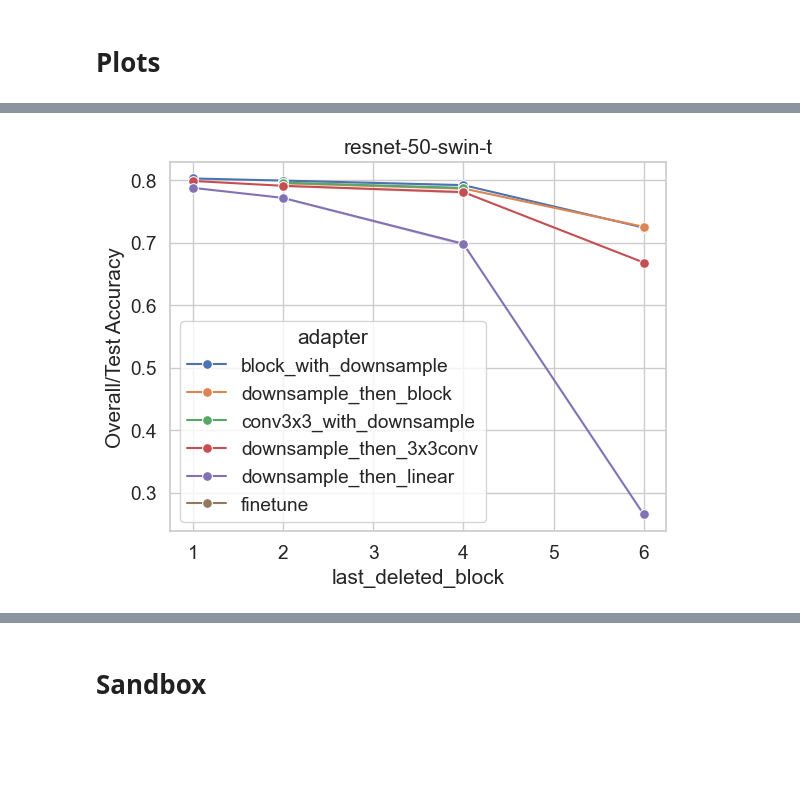
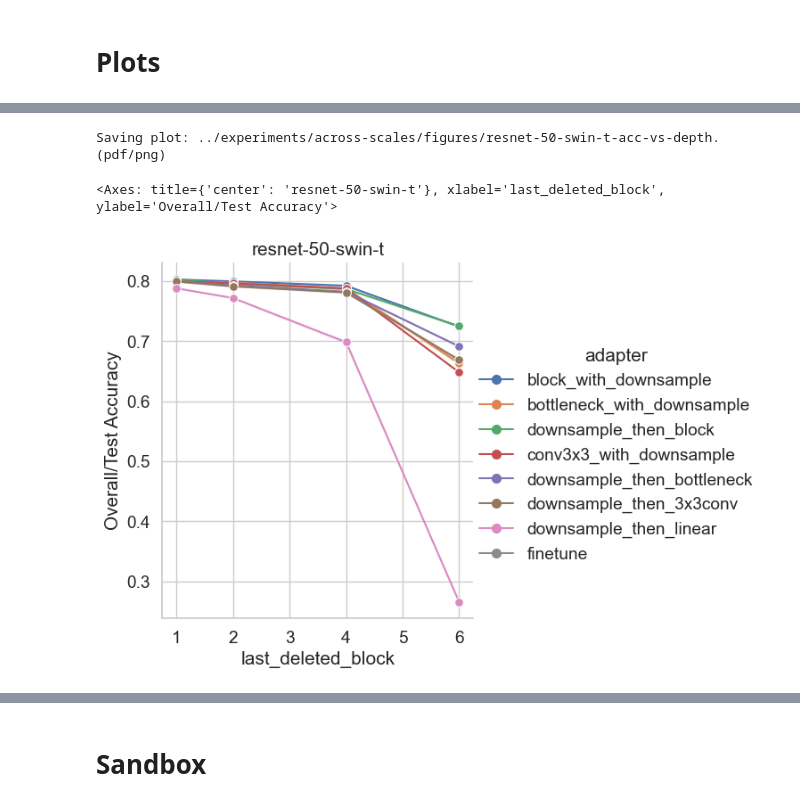
Before and after one commit to uvm-neurobotics-lab/stitching, a Jupyter notebook: src/across-scales.ipynb, the cells around one changed output, grey strips where cells are left out. Drawn from its saved outputs; the diff is of its cells as text; code cells hidden in the pictures; blank space fills up the shorter version.

Commit message:
Saving the notebook after learning rate ablation.

```diff
--- a/src/across-scales.ipynb
+++ b/src/across-scales.ipynb
@@ -48,7 +49,7 @@ seed_pattern = re.compile(r"result-(\d+)\.pkl")
 cached_metas = {}
 metas = []
 results = []
-for resfile in sorted(proj_dir.rglob("result*.pkl")):
+for resfile in tqdm(list(sorted(proj_dir.rglob("result*.pkl")))):
     if resfile.is_file():
         if resfile.parent not in cached_metas:
             meta = load_yaml(resfile.parent / "metadata.yml")
@@ -107,0 +107,6 @@ final_df = full_df.loc[full_df.index.get_level_values("Epoch") == full_df.index.
+# %%
+# NOTE: This only works since all runs were done for the exact same number of epochs.
+#       Otherwise, we'd need to do a groupby and filter each group to its own max epoch.
+final_df = full_df.loc[full_df.index.get_level_values("Epoch") == full_df.index.get_level_values("Epoch").max()]
+# TODO: For now: Just look at Stage 1 --> Others.
+final_df = final_df.loc[final_df.index.get_level_values("first_deleted_block") == 1]
@@ -108,27 +125,2 @@ final_df = full_df.loc[full_df.index.get_level_values("Epoch") == full_df.index.
 # %% [markdown]
 # Plots
-# %%
-def plot_accuracy_vs_depth(selected_arch, **kwargs):
-    one_arch = final_df.loc[final_df.index.get_level_values("arch") == selected_arch]
-    adapter_order = ["block_with_downsample",
-                     "downsample_then_block",
-                     "conv3x3_with_downsample",
-                     "downsample_then_3x3conv",
-                     "downsample_then_linear",
-                     "finetune"]
-    ax = sns.lineplot(one_arch, x="last_deleted_block", y="Overall/Test Accuracy", hue="adapter",
-                      hue_order=adapter_order, marker="o", markersize=7, errorbar="sd", **kwargs)
-    ax.set_title(selected_arch)
-
-
-def plot_accuracy_vs_size(selected_arch, **kwargs):
-    one_arch = final_df.loc[final_df.index.get_level_values("arch") == selected_arch]
-    adapter_order = ["block_with_downsample",
-                     "downsample_then_block",
-                     "conv3x3_with_downsample",
-                     "downsample_then_3x3conv",
-                     "downsample_then_linear",
-                     "finetune"]
-    ax = sns.scatterplot(one_arch, x="num_params", y="Overall/Test Accuracy", hue="adapter", hue_order=adapter_order,
-                         **kwargs)
-    ax.set_title(selected_arch)
@@ -159,5 +248,7 @@ plot_accuracy_vs_size("mobilenet-v3")
 # %%
-plot_accuracy_vs_depth("resnet-50-swin-t")
+_ = plot_accuracy_vs_depth(final_df, arch_choice="resnet-50-swin-t")
 # %% [output]
+Saving plot: ../experiments/across-scales/figures/resnet-50-swin-t-acc-vs-depth.(pdf/png)
+<Axes: title={'center': 'resnet-50-swin-t'}, xlabel='last_deleted_block', ylabel='Overall/Test Accuracy'>
-[figure, old version]
+[figure, new version]
 # %%
```
Also changed, not shown: parts of 28 cells of this notebook.
